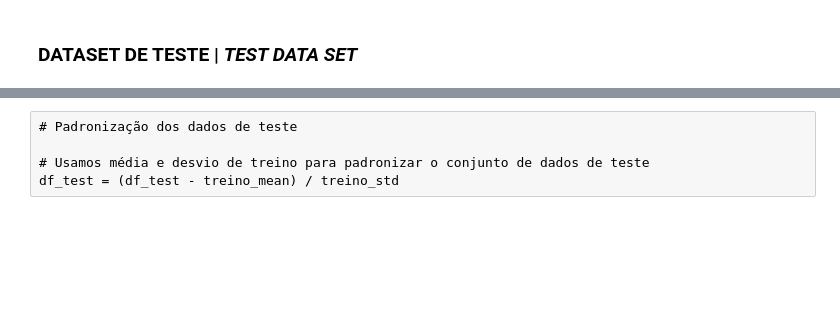
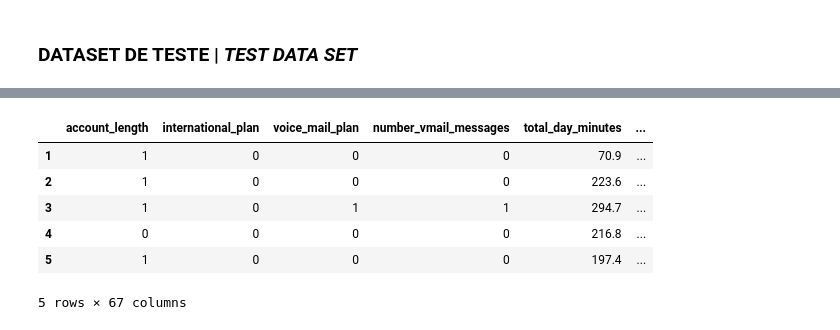
Before and after one commit to tatiananovaes/Customer_Churn_Telecom, a Jupyter notebook: machine_learning/customer_churn_telecom_04_PreProcessing.ipynb, the cells around one changed output, grey strips where cells are left out. Saved outputs shown, nothing was run; the diff lists cells and outputs as text; code cells hidden in the pictures; blank space fills up the shorter version.

```diff
--- a/machine_learning/customer_churn_telecom_04_PreProcessing.ipynb
+++ b/machine_learning/customer_churn_telecom_04_PreProcessing.ipynb
@@ -379,8 +417,21 @@ display(df_test.head())
-# %% [raw]
-# Padronização dos dados de teste
-
-# Usamos média e desvio de treino para padronizar o conjunto de dados de teste
-df_test = (df_test - treino_mean) / treino_std
+# %%
+# Padronização dos dados de teste // Test data standardization
+
+# Devem ser usados a média e o desvio de treino para padronizar o conjunto de dados de teste
+
+cols_padr =  [col for col in df_test.select_dtypes(include=['int','float64']).columns if col.startswith('total')]
+for col in cols_padr:
+    df_test[col] = (df_test[col] - train_mean[col].values) / train_std[col].values
+
+df_test.head()
+# %% [output]
+|  | account_length | international_plan | voice_mail_plan | number_vmail_messages | total_day_minutes | ... |
+| 1 | 1 | 0 | 0 | 0 | 70.9 | ... |
+| 2 | 1 | 0 | 0 | 0 | 223.6 | ... |
+| 3 | 1 | 0 | 1 | 1 | 294.7 | ... |
+| 4 | 0 | 0 | 0 | 0 | 216.8 | ... |
+| 5 | 1 | 0 | 0 | 0 | 197.4 | ... |
+5 rows × 67 columns
 # %%
 # Gravação dos dados transformados em disco // Writing the transformed data to disk
 df_test.to_csv('../datasets/df_test_proc.csv')
```
Also changed, not shown: parts of 21 cells of this notebook, 4 other files.
